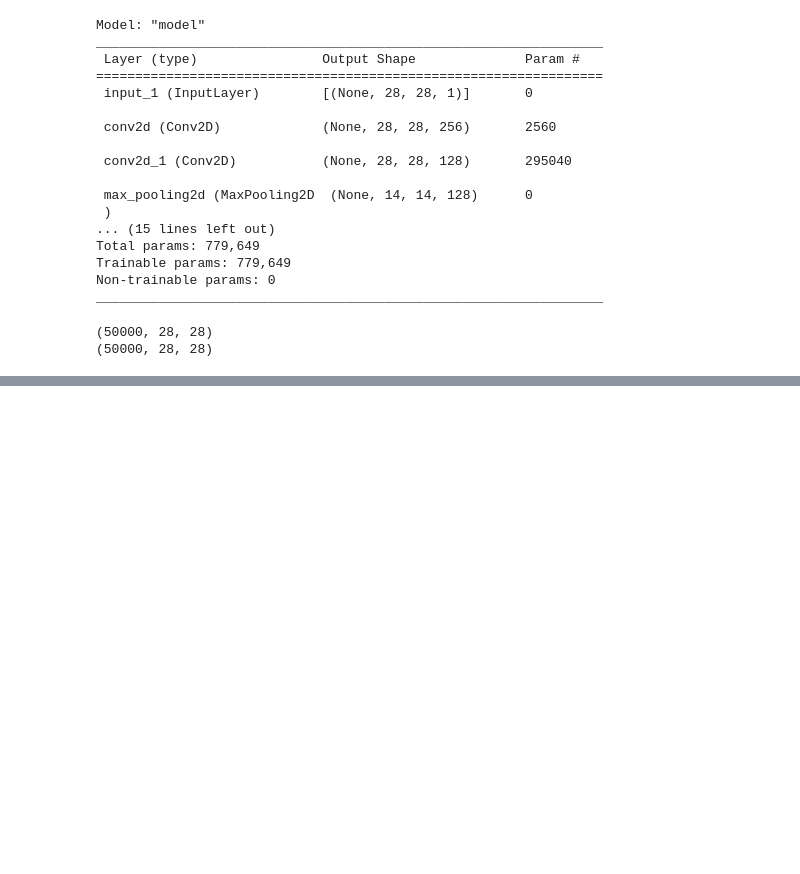
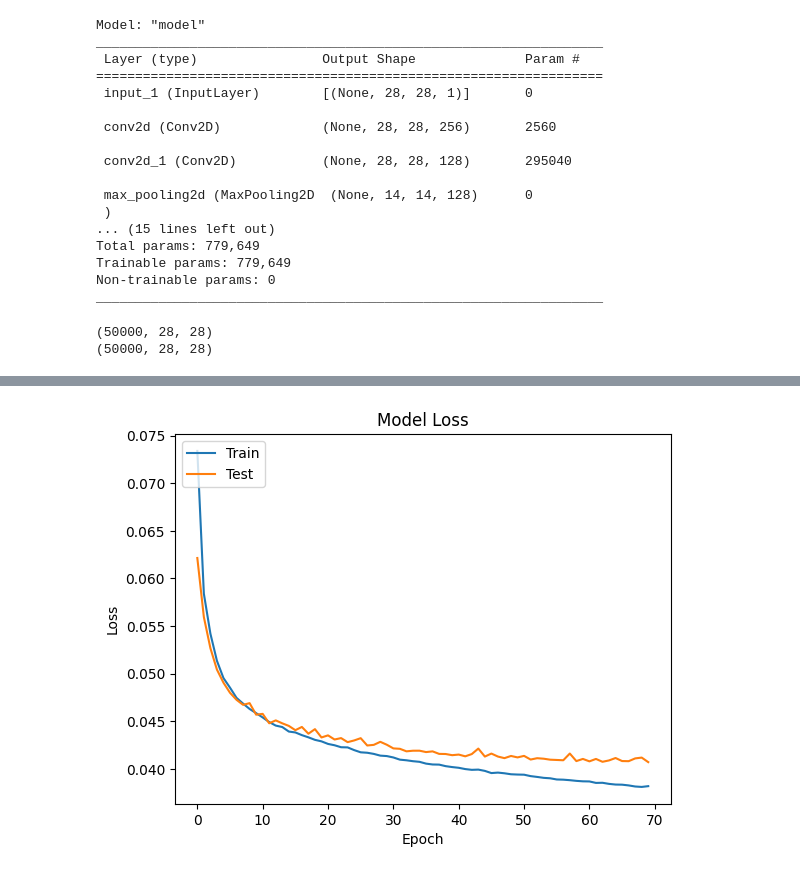
Before and after one commit to ritaxtii/imageProcessing, a Jupyter notebook: lab5.ipynb, the cells around one changed output, grey strips where cells are left out. Saved outputs shown, nothing was run; the diff lists cells and outputs as text; code cells hidden in the pictures; blank space fills up the shorter version.

```diff
--- a/lab5.ipynb
+++ b/lab5.ipynb
@@ -306,0 +384,10 @@ print(x_train.shape)
+# %%
+
+augmented_x_train = np.array(augmented_x_train)
+augmented_x_train = np.squeeze(augmented_x_train)
+augmented_x_val = np.array(augmented_x_val)
+augmented_x_val = np.squeeze(augmented_x_val)
+augmented_x_test = np.array(augmented_x_test)
+augmented_x_test = np.squeeze(augmented_x_test)
+print(augmented_x_train.shape)
+print(x_train.shape)
@@ -306,0 +397,11 @@ print(x_train.shape)
+# %%
+callback = EarlyStopping(monitor='loss', patience=3)
+history = autoencoder.fit(
+    augmented_x_train,
+    x_train,
+    epochs=70,
+    batch_size=256,
+    shuffle=True,
+    validation_data=(augmented_x_val, x_val),
+    callbacks=[callback],
+)
@@ -306,0 +426,13 @@ print(x_train.shape)
+# %%
+
+predictions_test2 = autoencoder.predict(augmented_x_test)
+
+# View Loss from history
+plt.plot(history.history['loss'])
+plt.plot(history.history['val_loss'])
+plt.title('Model Loss')
+plt.ylabel('Loss')
+plt.xlabel('Epoch')
+plt.legend(['Train', 'Test'], loc='upper left')
+plt.show()
+# %% [output]
@@ -306,0 +440 @@ print(x_train.shape)
+[figure, added]
```
Also changed, not shown: parts of 16 cells of this notebook.
